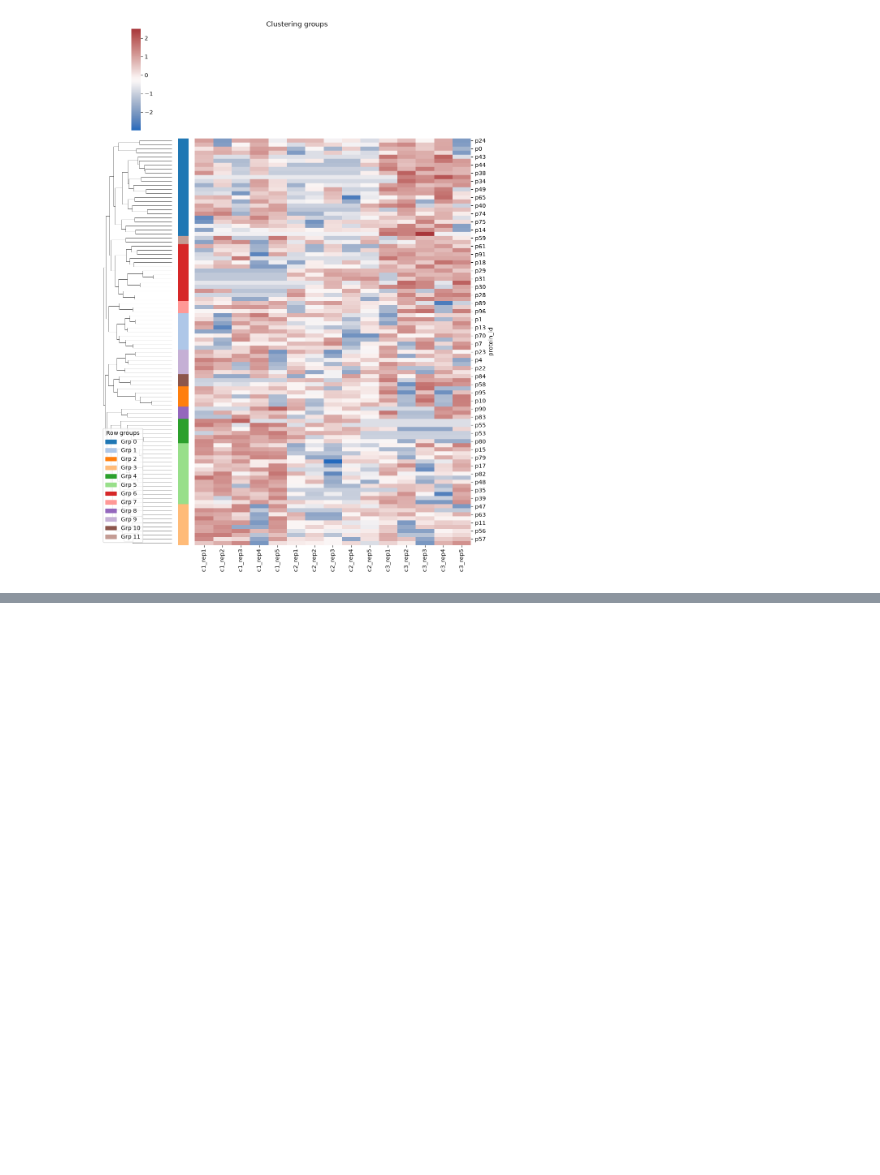
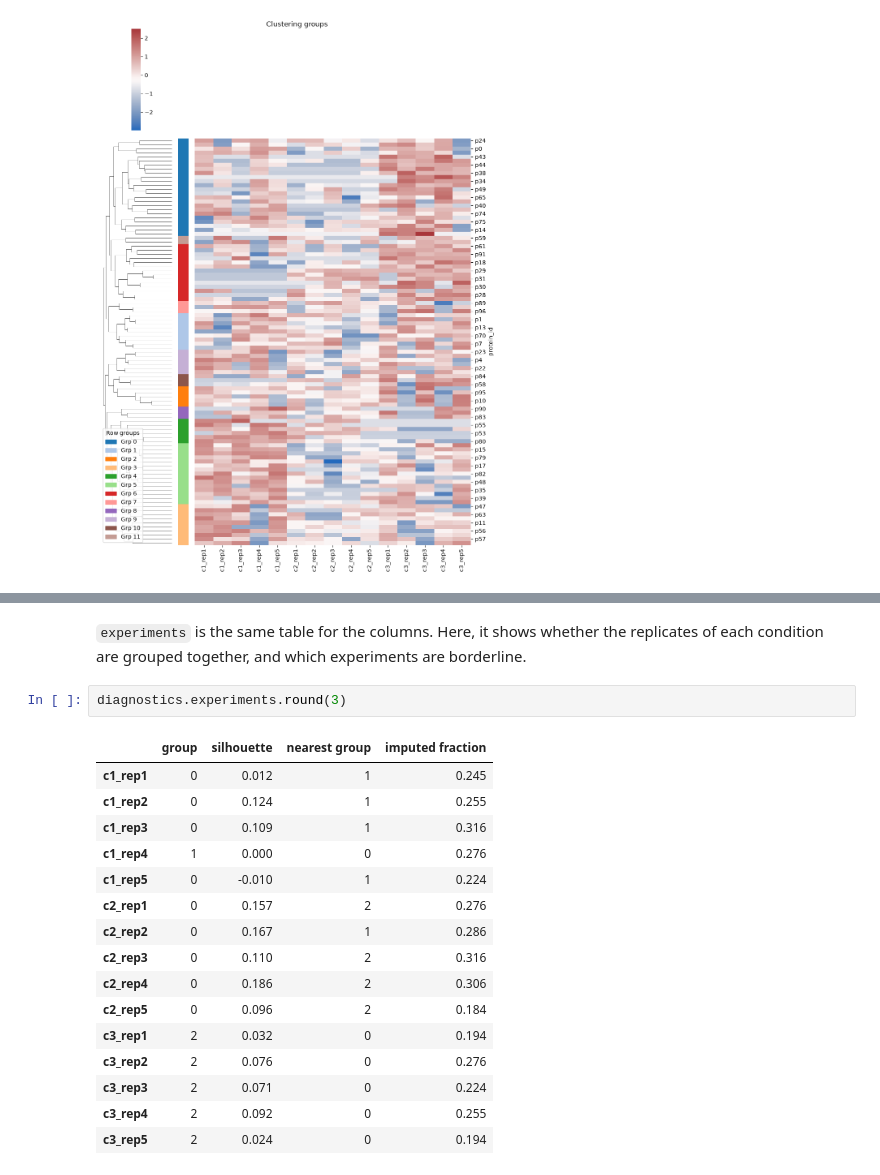
Before and after one commit to dialectos-ai/omicspylib, a Jupyter notebook: docs/notebooks/hierrarchically-clustered-heatmap.ipynb, the cells around one changed output, grey strips where cells are left out. Cells and saved outputs as stored; diff of their text form; blank space fills up the shorter version.

```diff
--- a/docs/notebooks/hierrarchically-clustered-heatmap.ipynb
+++ b/docs/notebooks/hierrarchically-clustered-heatmap.ipynb
@@ -75,0 +135,21 @@ plt.show()
+# %% [markdown]
+`experiments` is the same table for the columns. Here, it shows whether the replicates of each condition are grouped together, and which experiments are borderline.
+# %%
+diagnostics.experiments.round(3)
+# %% [output]
+|  | group | silhouette | nearest group | imputed fraction |
+| c1_rep1 | 0 | 0.012 | 1 | 0.245 |
+| c1_rep2 | 0 | 0.124 | 1 | 0.255 |
+| c1_rep3 | 0 | 0.109 | 1 | 0.316 |
+| c1_rep4 | 1 | 0.000 | 0 | 0.276 |
+| c1_rep5 | 0 | -0.010 | 1 | 0.224 |
+| c2_rep1 | 0 | 0.157 | 2 | 0.276 |
+| c2_rep2 | 0 | 0.167 | 1 | 0.286 |
+| c2_rep3 | 0 | 0.110 | 2 | 0.316 |
+| c2_rep4 | 0 | 0.186 | 2 | 0.306 |
+| c2_rep5 | 0 | 0.096 | 2 | 0.184 |
+| c3_rep1 | 2 | 0.032 | 0 | 0.194 |
+| c3_rep2 | 2 | 0.076 | 0 | 0.276 |
+| c3_rep3 | 2 | 0.071 | 0 | 0.224 |
+| c3_rep4 | 2 | 0.092 | 0 | 0.255 |
+| c3_rep5 | 2 | 0.024 | 0 | 0.194 |
```
Also changed, not shown: parts of 14 cells of this notebook, 5 other files.
